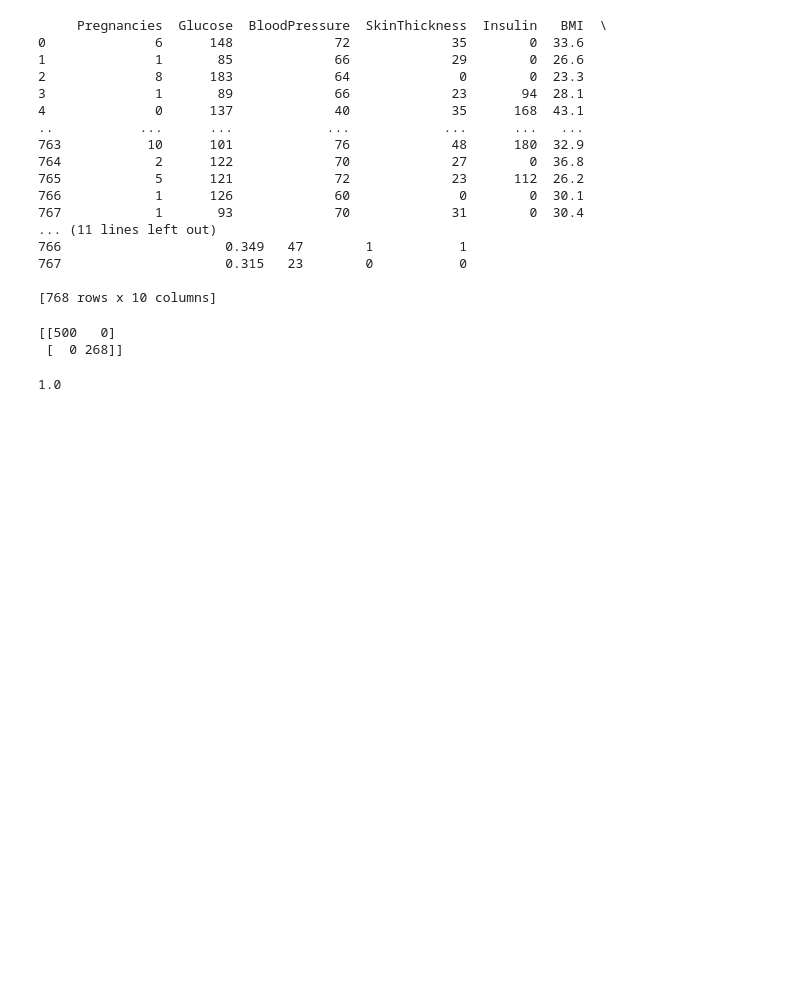
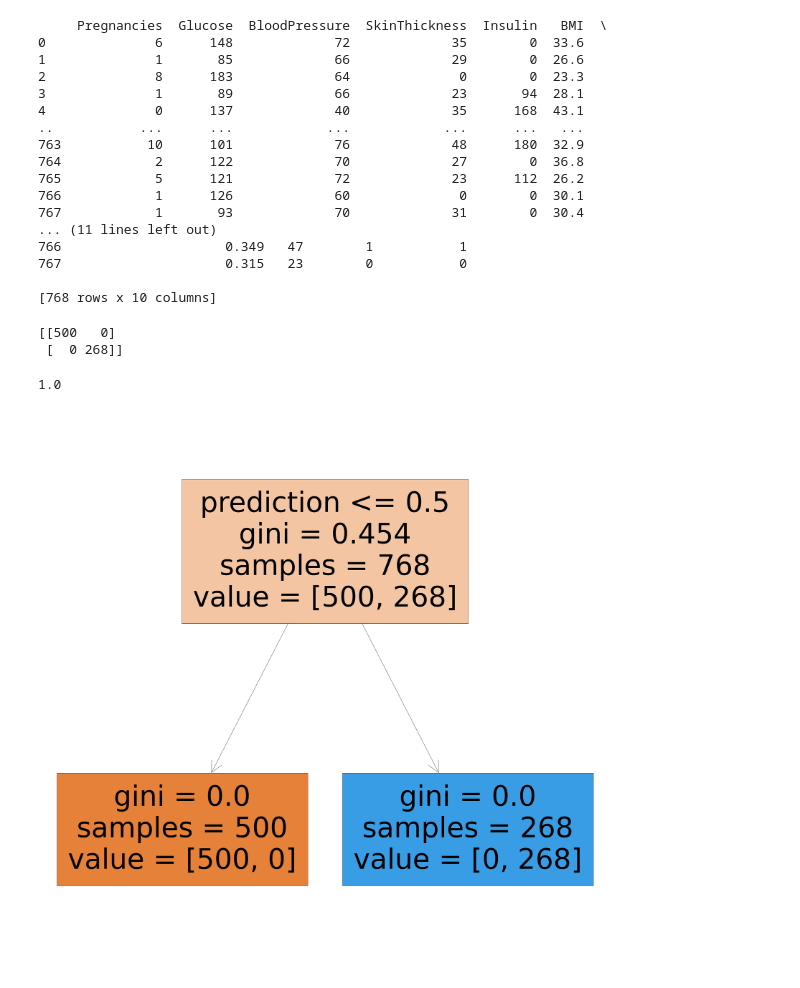
Before and after one commit to ShreeKeshavan/Machine_Learning, a Jupyter notebook: Decision_Tree(Diabetes_Dataset).ipynb, the cells around one changed output. Saved outputs shown, nothing was run; the diff lists cells and outputs as text; code cells hidden in the pictures; blank space fills up the shorter version.

```diff
--- a/Decision_Tree(Diabetes_Dataset).ipynb
+++ b/Decision_Tree(Diabetes_Dataset).ipynb
@@ -57,3 +59,10 @@ print(confusion_matrix(y,prediction))
 print(accuracy_score(y,prediction))
 # %% [output]
 1.0
+# %%
+fig = plt.figure(figsize = (50,50)) #the size to visualise the decision tree
+tree.plot_tree(dt,feature_names= X.columns,filled = True) #tree module is to visualise the tree clearly/ high clarity
+plt.savefig('Decision_Tree.pdf') # to save the decision tree as pdf
+plt.show()
+# %% [output]
+[figure, added]
```
Also changed, not shown: parts of 1 cell of this notebook.
